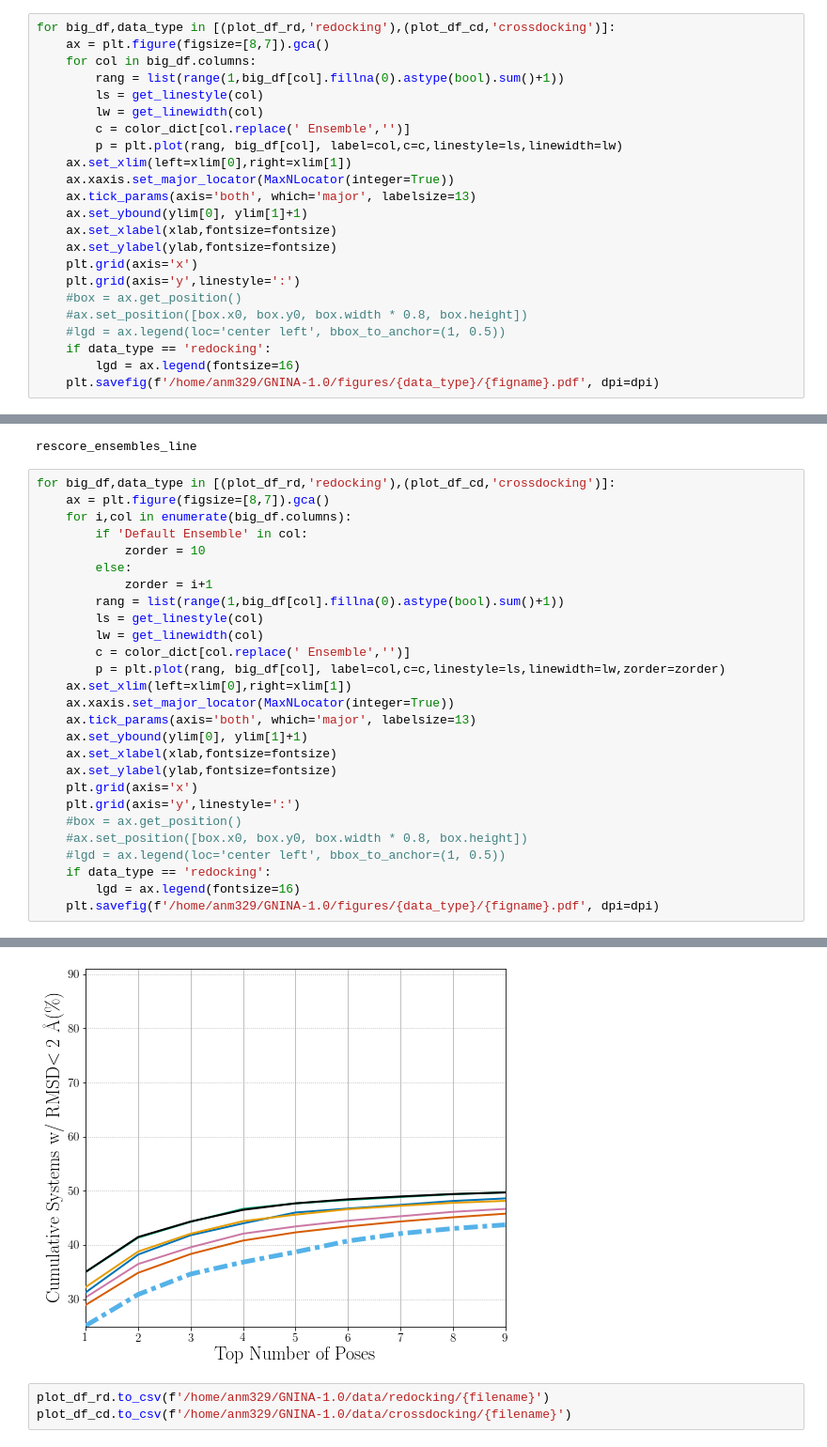
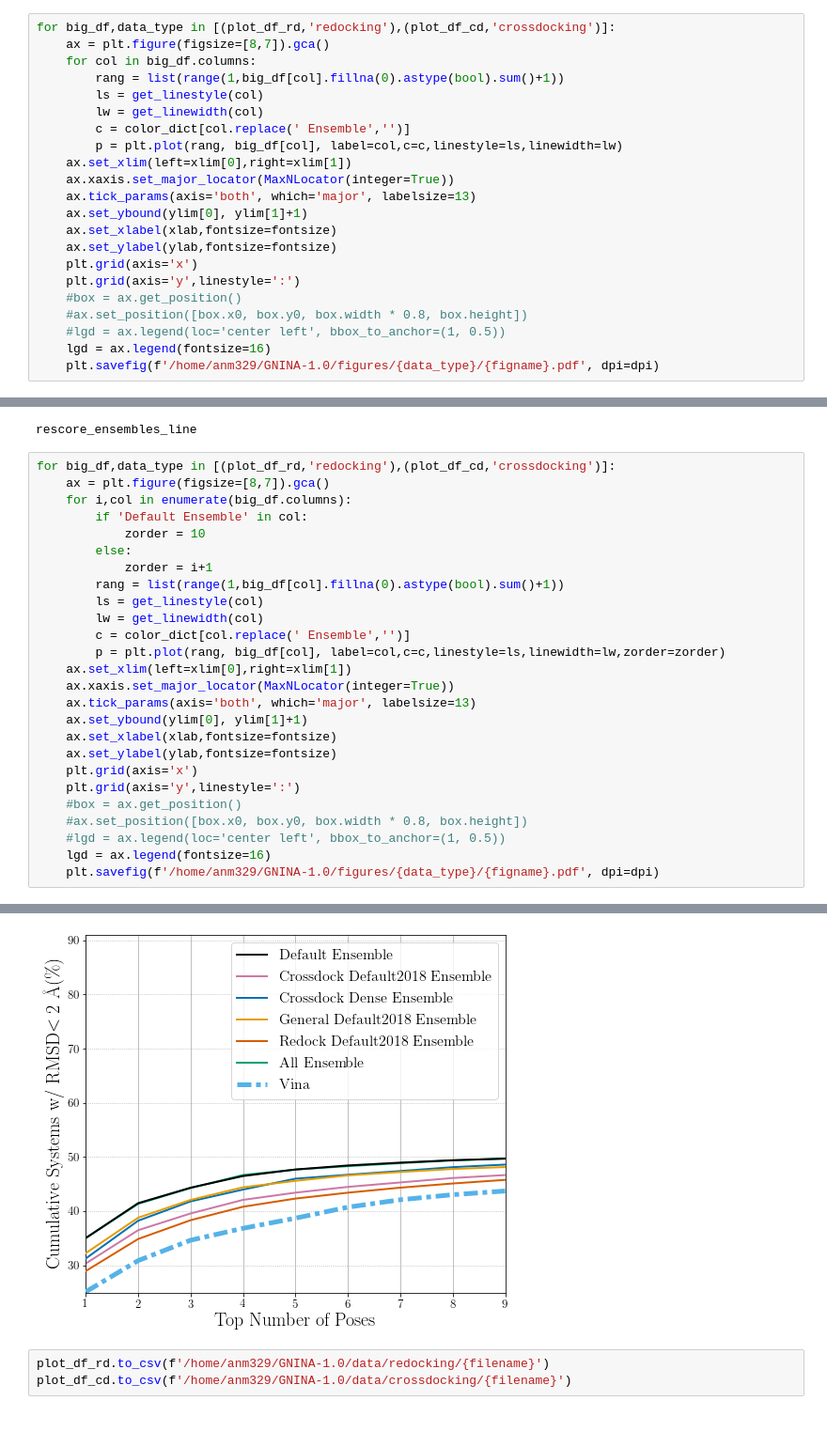
Before and after one commit to dkoes/GNINA-1.0, a Jupyter notebook: MakeFinalGraphs.ipynb, the cells around one changed output, grey strips where cells are left out. Shown at 94% size. Drawn from its saved outputs; the diff is of its cells as text.

Commit message:
re-added the legends to the figures

```diff
--- a/MakeFinalGraphs.ipynb
+++ b/MakeFinalGraphs.ipynb
@@ -160,8 +160,7 @@ for big_df,data_type in [(plot_df_rd,'redocking'),(plot_df_cd,'crossdocking')]:
     #box = ax.get_position()
     #ax.set_position([box.x0, box.y0, box.width * 0.8, box.height])
     #lgd = ax.legend(loc='center left', bbox_to_anchor=(1, 0.5))
-    if data_type == 'redocking':
-        lgd = ax.legend(fontsize=16)
+    lgd = ax.legend(fontsize=16)
     plt.savefig(f'/home/anm329/GNINA-1.0/figures/{data_type}/{figname}.pdf', dpi=dpi)
 # %% [output]
 [figure]
@@ -183,33 +182,32 @@ rescore_ensembles_line
 # %%
 for big_df,data_type in [(plot_df_rd,'redocking'),(plot_df_cd,'crossdocking')]:
     ax = plt.figure(figsize=[8,7]).gca()
     for i,col in enumerate(big_df.columns):
         if 'Default Ensemble' in col:
             zorder = 10
         else:
             zorder = i+1
         rang = list(range(1,big_df[col].fillna(0).astype(bool).sum()+1))
         ls = get_linestyle(col)
         lw = get_linewidth(col)
         c = color_dict[col.replace(' Ensemble','')]
         p = plt.plot(rang, big_df[col], label=col,c=c,linestyle=ls,linewidth=lw,zorder=zorder)
     ax.set_xlim(left=xlim[0],right=xlim[1])
     ax.xaxis.set_major_locator(MaxNLocator(integer=True))
     ax.tick_params(axis='both', which='major', labelsize=13)
     ax.set_ybound(ylim[0], ylim[1]+1)
     ax.set_xlabel(xlab,fontsize=fontsize)
     ax.set_ylabel(ylab,fontsize=fontsize)
     plt.grid(axis='x')
     plt.grid(axis='y',linestyle=':')
     #box = ax.get_position()
     #ax.set_position([box.x0, box.y0, box.width * 0.8, box.height])
     #lgd = ax.legend(loc='center left', bbox_to_anchor=(1, 0.5))
-    if data_type == 'redocking':
-        lgd = ax.legend(fontsize=16)
+    lgd = ax.legend(fontsize=16)
     plt.savefig(f'/home/anm329/GNINA-1.0/figures/{data_type}/{figname}.pdf', dpi=dpi)
 # %% [output]
 [figure]
-[figure, old version]
+[figure, new version]
 # %%
 plot_df_rd.to_csv(f'/home/anm329/GNINA-1.0/data/redocking/{filename}')
 plot_df_cd.to_csv(f'/home/anm329/GNINA-1.0/data/crossdocking/{filename}')
```
Also changed, not shown: parts of 10 cells of this notebook, 41 other files.
